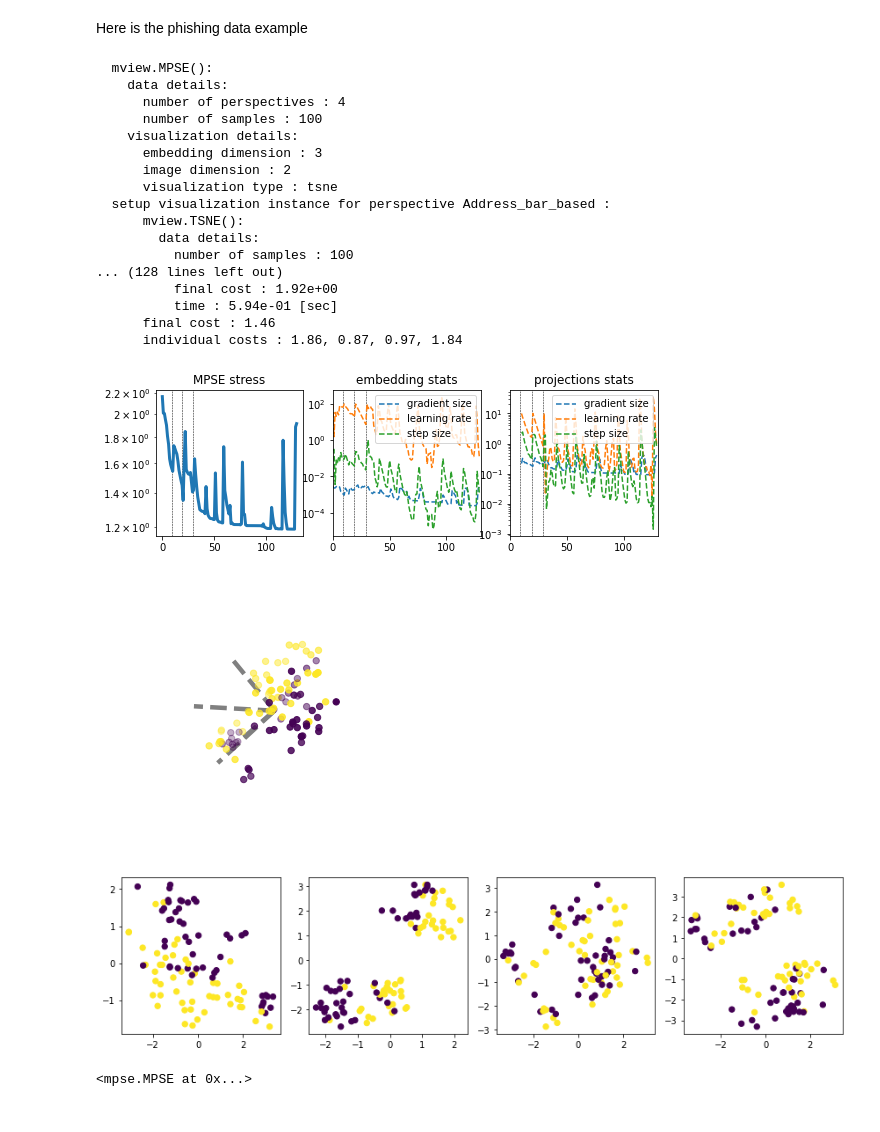
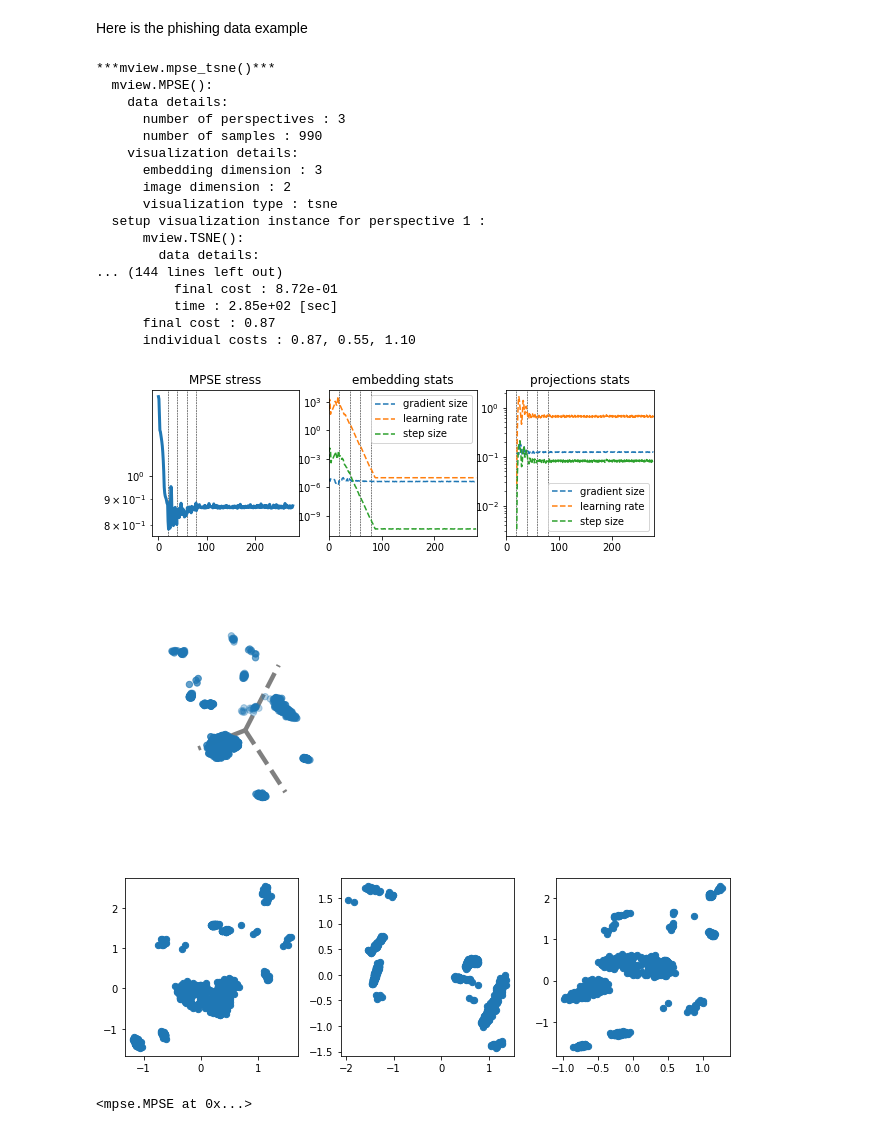
Before and after one commit to enggiqbal/MPSE-TSNE, a Jupyter notebook: examples/mpse_tsne_examples.ipynb, the cells around one changed output. Drawn from its saved outputs; the diff is of its cells as text; code cells hidden in the pictures.

```diff
--- a/examples/mpse_tsne_examples.ipynb
+++ b/examples/mpse_tsne_examples.ipynb
@@ -181,28 +181,28 @@ mview.mpse_tsne('disk', n_samples=500, n_perspectives=5,
 # %% [markdown]
 Here is the phishing data example
 # %%
-mview.mpse_tsne('phishing',
+mview.mpse_tsne('credit',
                 perplexity=30,
                 show_plots=True, verbose=2)
 # %% [output]
+***mview.mpse_tsne()***
   mview.MPSE():
     data details:
-      number of perspectives : 4
-      number of samples : 100
+      number of perspectives : 3
+      number of samples : 990
     visualization details:
       embedding dimension : 3
       image dimension : 2
       visualization type : tsne
-  setup visualization instance for perspective Address_bar_based :
+  setup visualization instance for perspective 1 :
       mview.TSNE():
         data details:
-          number of samples : 100
-... (128 lines left out)
-          final cost : 1.92e+00
-          time : 5.94e-01 [sec]
-      final cost : 1.46
-      individual costs : 1.86, 0.87, 0.97, 1.84
+... (144 lines left out)
+          final cost : 8.72e-01
+          time : 2.85e+02 [sec]
+      final cost : 0.87
+      individual costs : 0.87, 0.55, 1.10
-[figure, old version]
+[figure, new version]
-[figure, old version]
+[figure, new version]
-[figure, old version]
+[figure, new version]
 <mpse.MPSE at 0x...>
```
Also changed, not shown: parts of 2 cells of this notebook, 17 other files.
